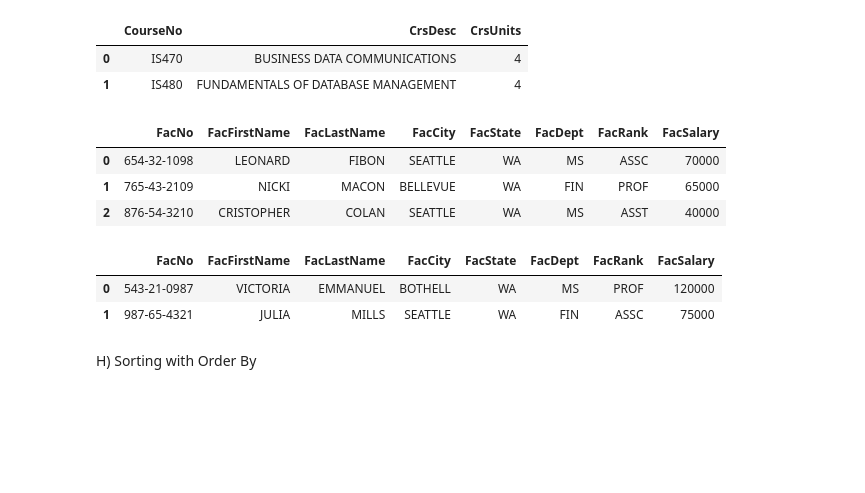
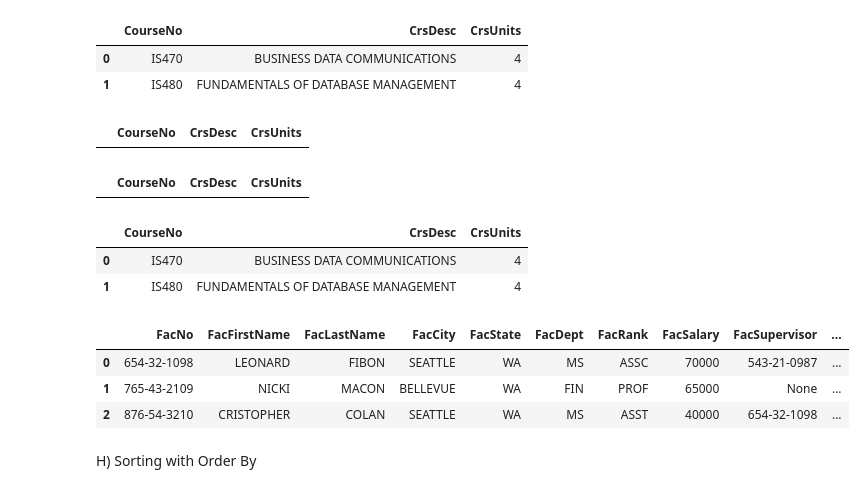
Before and after one commit to ogut77/MIS, a Jupyter notebook: QueryBlank.ipynb, the cells around one changed output. Drawn from its saved outputs; the diff is of its cells as text; code cells hidden in the pictures; blank space fills up the shorter version.

```diff
--- a/QueryBlank.ipynb
+++ b/QueryBlank.ipynb
@@ -280,60 +294,68 @@ Q14
 #Query 14A. List the courses containing
 #the string “DATA” at the begining of course description.
 txt='''
-
-
-
+Select *
+FRom Course
+Where CrsDesc Like 'DATA%'
 '''
 Q14A =  psql.sqldf(txt)
 Q14A
+# %% [output]
+|  | CourseNo | CrsDesc | CrsUnits |
 # %%
 #Query 14B. List the courses containing
 #the string “DATA” at the end of course description.
 txt='''
-
-
-
+Select *
+FRom Course
+Where CrsDesc Like '%DATA'
 '''
 Q14B =  psql.sqldf(txt)
 Q14B
+# %% [output]
+|  | CourseNo | CrsDesc | CrsUnits |
 # %%
 #Query 14C. List the courses containing
-#the string “DATA” at the middle of course description.
+#the string “DATA” at the  only middle of course description.
 txt='''
-
-
-
+Select *
+FRom Course
+Where CrsDesc Like '_%DATA%_'
 '''
 Q14C =  psql.sqldf(txt)
 Q14C
+# %% [output]
+|  | CourseNo | CrsDesc | CrsUnits |
+| 0 | IS470 | BUSINESS DATA COMMUNICATIONS | 4 |
+| 1 | IS480 | FUNDAMENTALS OF DATABASE MANAGEMENT | 4 |
 # %%
 #Query 15. List the name and rank
 #of faculty with a five letter last name ending in “N”.
 # Each question mark matches any single character.
 txt='''
-
-
+Select *
+From Faculty
+Where FacLastName Like '____N'
 
 '''
 Q15 =  psql.sqldf(txt)
 Q15
 # %% [output]
-|  | FacNo | FacFirstName | FacLastName | FacCity | FacState | FacDept | FacRank | FacSalary |
-| 0 | 654-32-1098 | LEONARD | FIBON | SEATTLE | WA | MS | ASSC | 70000 |
-| 1 | 765-43-2109 | NICKI | MACON | BELLEVUE | WA | FIN | PROF | 65000 |
-| 2 | 876-54-3210 | CRISTOPHER | COLAN | SEATTLE | WA | MS | ASST | 40000 |
+|  | FacNo | FacFirstName | FacLastName | FacCity | FacState | FacDept | FacRank | FacSalary | FacSupervisor | ... |
+| 0 | 654-32-1098 | LEONARD | FIBON | SEATTLE | WA | MS | ASSC | 70000 | 543-21-0987 | ... |
+| 1 | 765-43-2109 | NICKI | MACON | BELLEVUE | WA | FIN | PROF | 65000 | None | ... |
+| 2 | 876-54-3210 | CRISTOPHER | COLAN | SEATTLE | WA | MS | ASST | 40000 | 654-32-1098 | ... |
 # %%
-#Query 15b. List faculty information whose next to last charachter in first name is I
+#Query 15b. List faculty information whose next to last charachter
+#in first name is I
 # Each question mark matches any single character.
 txt='''
-
+Select *
+From Faculty
+Where FacFirstName Like '%I_'
 '''
 Q15b =  psql.sqldf(txt)
 Q15b
-# %% [output]
-|  | FacNo | FacFirstName | FacLastName | FacCity | FacState | FacDept | FacRank | FacSalary |
-| 0 | 543-21-0987 | VICTORIA | EMMANUEL | BOTHELL | WA | MS | PROF | 120000 |
-| 1 | 987-65-4321 | JULIA | MILLS | SEATTLE | WA | FIN | ASSC | 75000 |
 # %% [markdown]
 H) Sorting with Order By
 # %% [markdown]
```
Also changed, not shown: parts of 37 cells of this notebook.
